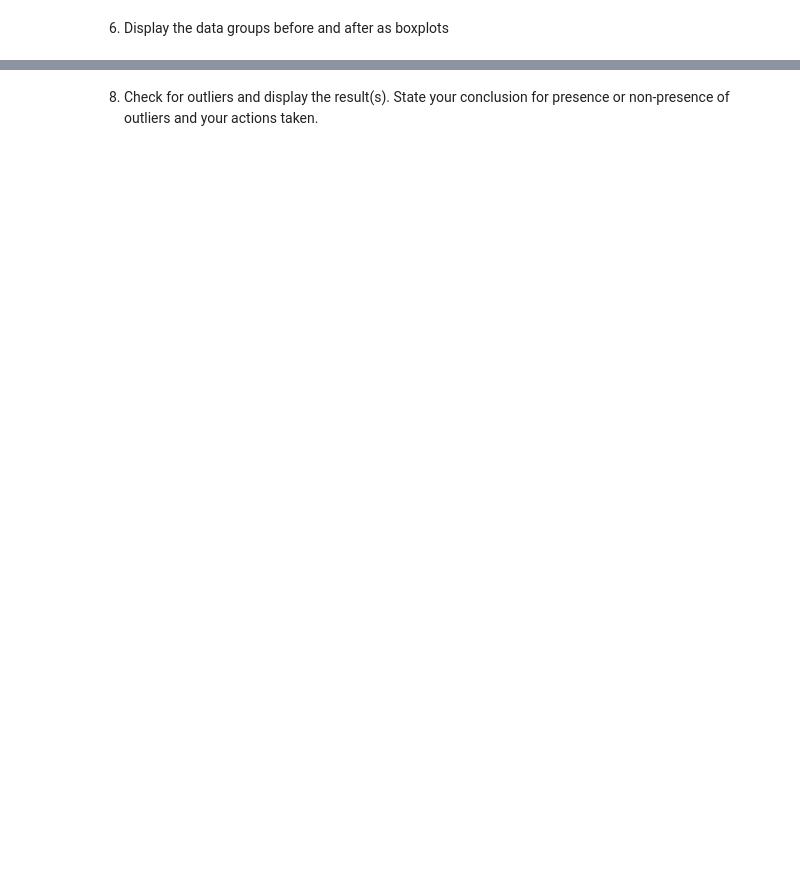
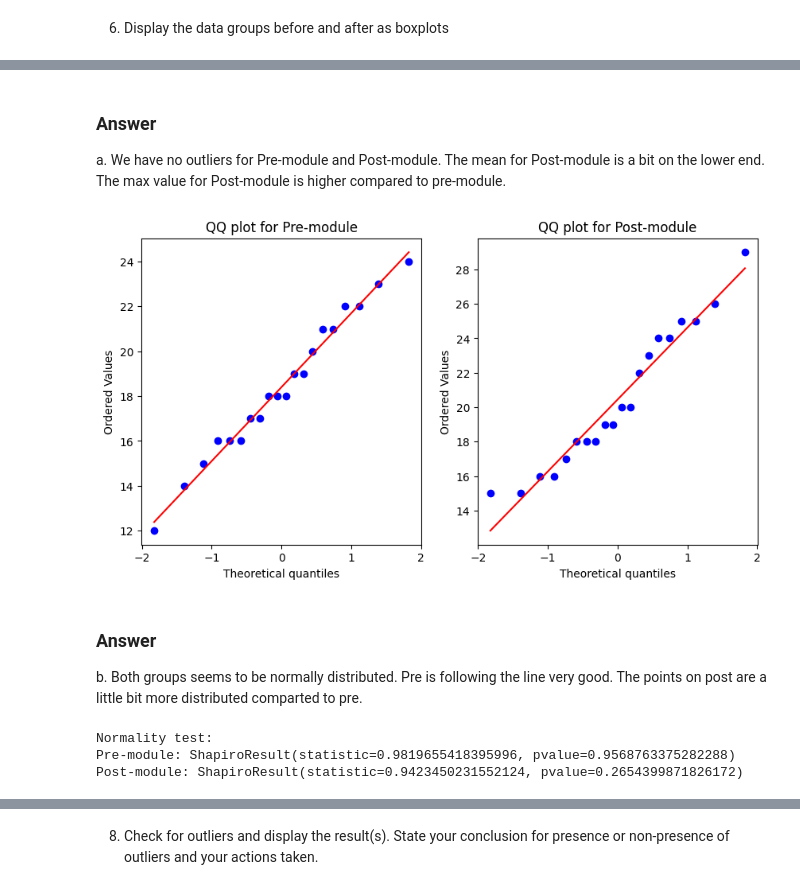
Before and after one commit to sebdanielsson/jupyter-notebooks, a Jupyter notebook: GIK2KM/Labs/Lab 3/lab3.ipynb, the cells around one changed output, grey strips where cells are left out. Drawn from its saved outputs; the diff is of its cells as text; code cells hidden in the pictures; blank space fills up the shorter version.

Commit message:
Add answers for Task 9

```diff
--- a/GIK2KM/Labs/Lab 3/lab3.ipynb
+++ b/GIK2KM/Labs/Lab 3/lab3.ipynb
@@ -312,0 +388,25 @@ A random sample of 20 students were collected. During the test, two measurements
+# %% [markdown]
+### Answer
+
+a. We have no outliers for Pre-module and Post-module. The mean for Post-module is a bit on the lower end. The max value for Post-module is higher compared to pre-module.
+# %%
+fig, ax = plt.subplots(1, 2, figsize=(10, 5))
+stats.probplot(pre_data, plot=ax[0])
+stats.probplot(post_data, plot=ax[1])
+ax[0].set_title('QQ plot for Pre-module')
+ax[1].set_title('QQ plot for Post-module')
+plt.show()
+# %% [output]
+[figure, added]
+# %% [markdown]
+### Answer
+
+b. Both groups seems to be normally distributed. Pre is following the line very good. The points on post are a little bit more distributed comparted to pre.
+# %%
+print('Normality test:')
+print('Pre-module:', stats.shapiro(pre_data))
+print('Post-module:', stats.shapiro(post_data))
+# %% [output]
+Normality test:
+Pre-module: ShapiroResult(statistic=0.9819655418395996, pvalue=0.9568763375282288)
+Post-module: ShapiroResult(statistic=0.9423450231552124, pvalue=0.2654399871826172)
```
Also changed, not shown: parts of 25 cells of this notebook.
